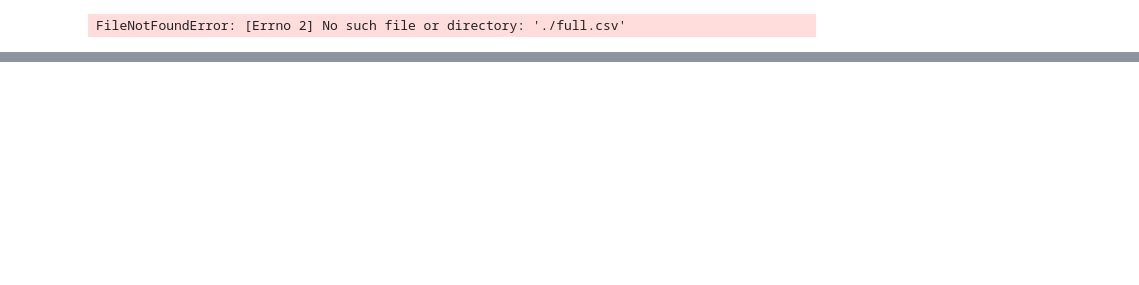
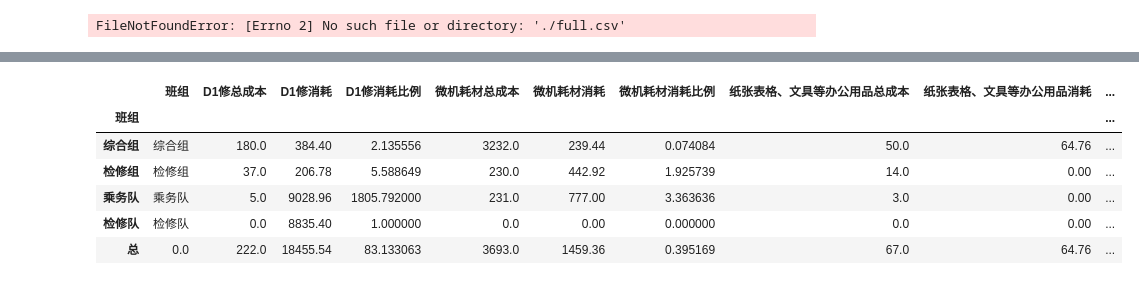
Before and after one commit to Lr-2002/streamlit_app, a Jupyter notebook: panda.ipynb, the cells around one changed output, grey strips where cells are left out. Saved outputs shown, nothing was run; the diff lists cells and outputs as text; code cells hidden in the pictures; blank space fills up the shorter version.

```diff
--- a/panda.ipynb
+++ b/panda.ipynb
@@ -145,0 +179,15 @@ UnicodeDecodeError: 'utf-8' codec can't decode byte 0xe4 in position 16: invalid
+# %%
+df = pd.read_csv('./add_on/full.csv',encoding='gbk')
+kemu = df['科目名称'].unique()
+cate = df['班组'].unique()
+total = {}
+for i in cate:
+    total[i] = {}
+    for j in kemu:
+        total[i][j] = 0
+for i in range(df.shape[0]):
+    name = df.at[i, '班组']
+    lei = df.at[i, '科目名称']
+    jin = df.at[i, '金额']
+    total[name][lei] += jin
+# return total
@@ -145,0 +292,38 @@ UnicodeDecodeError: 'utf-8' codec can't decode byte 0xe4 in position 16: invalid
+# %%
+total = pd.read_csv('./add_on/total.csv', encoding='gbk')
+full =  pd.read_csv('./add_on/full.csv', encoding='gbk')
+# update_total(full, total)
+import numpy as np
+
+total
+cate = full['科目名称'].unique()
+total_new = sum_new(full)
+for i in range(total.shape[0]):
+    name = total.at[i,'班组']
+    if name=='车间成本':
+        continue
+    for j in cate:
+        j = j+'总成本'
+        cheng = total.at[i, j]
+        total_new.loc[name, j]=  cheng
+name = '总'
+total_new.loc[name] = total_new.apply(lambda x: pd.to_numeric(x, errors='coerce').sum())
+
+
+for i in kemu:
+    source = i + '总成本'
+    cost = i + '消耗'
+    rate = i + '消耗比例'
+    total_new[rate] = total_new[cost] / total_new[source]
+total_new = total_new.fillna(0)
+total_new = total_new.replace([np.inf], 1)
+# total_new = total_new.reindex()
+total_new
+# %% [output]
+|  | 班组 | D1修总成本 | D1修消耗 | D1修消耗比例 | 微机耗材总成本 | 微机耗材消耗 | 微机耗材消耗比例 | 纸张表格、文具等办公用品总成本 | 纸张表格、文具等办公用品消耗 | ... |
+| 班组 |  |  |  |  |  |  |  |  |  | ... |
+| 综合组 | 综合组 | 180.0 | 384.40 | 2.135556 | 3232.0 | 239.44 | 0.074084 | 50.0 | 64.76 | ... |
+| 检修组 | 检修组 | 37.0 | 206.78 | 5.588649 | 230.0 | 442.92 | 1.925739 | 14.0 | 0.00 | ... |
+| 乘务队 | 乘务队 | 5.0 | 9028.96 | 1805.792000 | 231.0 | 777.00 | 3.363636 | 3.0 | 0.00 | ... |
+| 检修队 | 检修队 | 0.0 | 8835.40 | 1.000000 | 0.0 | 0.00 | 0.000000 | 0.0 | 0.00 | ... |
+| 总 | 0.0 | 222.0 | 18455.54 | 83.133063 | 3693.0 | 1459.36 | 0.395169 | 67.0 | 64.76 | ... |
```
Also changed, not shown: parts of 7 cells of this notebook, 5 other files.
